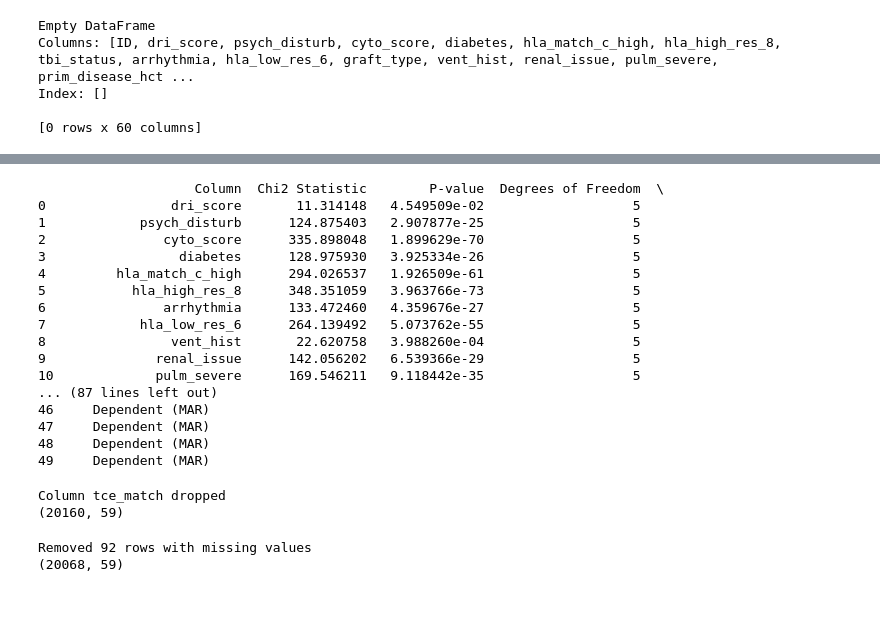
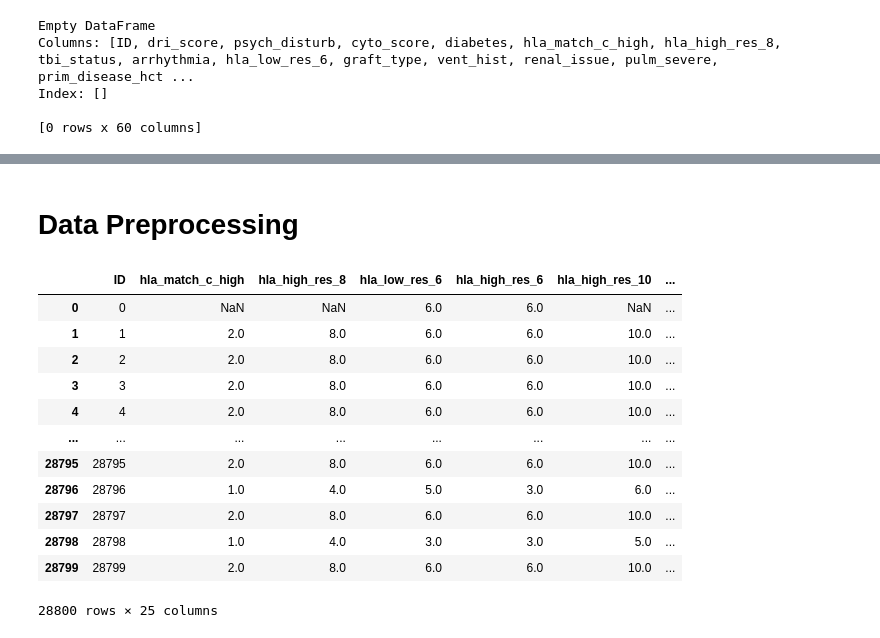
Before and after one commit to tgwtorres/CIBMTR, a Jupyter notebook: Scripts/DataUnderstanding.ipynb, the cells around one changed output, grey strips where cells are left out. Drawn from its saved outputs; the diff is of its cells as text; code cells hidden in the pictures; blank space fills up the shorter version.

```diff
--- a/Scripts/DataUnderstanding.ipynb
+++ b/Scripts/DataUnderstanding.ipynb
@@ -219,33 +187,19 @@ plt.show()
-# %%
-results_df = chi_squre_for_missingness(train_df, 'race_group')
-print(results_df)
-# %% [output]
-                    Column  Chi2 Statistic        P-value  Degrees of Freedom  \
-0                dri_score       11.314148   4.549509e-02                   5
-1            psych_disturb      124.875403   2.907877e-25                   5
-2               cyto_score      335.898048   1.899629e-70                   5
-3                 diabetes      128.975930   3.925334e-26                   5
-4         hla_match_c_high      294.026537   1.926509e-61                   5
-5           hla_high_res_8      348.351059   3.963766e-73                   5
-6               arrhythmia      133.472460   4.359676e-27                   5
-7            hla_low_res_6      264.139492   5.073762e-55                   5
-8                vent_hist       22.620758   3.988260e-04                   5
-9              renal_issue      142.056202   6.539366e-29                   5
-10             pulm_severe      169.546211   9.118442e-35                   5
-... (87 lines left out)
-46     Dependent (MAR)
-47     Dependent (MAR)
-48     Dependent (MAR)
-49     Dependent (MAR)
-# %%
-cleaned_train_df = pp.drop_attributes(train_df,0.6)
-print(cleaned_train_df.shape)
-# %% [output]
-Column tce_match dropped
-(20160, 59)
-# %%
-cleaned_train_df = pp.drop_row_missing_val(cleaned_train_df,0.5)
-print(cleaned_train_df.shape)
-# %% [output]
-Removed 92 rows with missing values
-(20068, 59)
+# %% [markdown]
+# Data Preprocessing
+# %%
+trainData_num = pp.numeric_df(trainData)
+trainData_num
+# %% [output]
+|  | ID | hla_match_c_high | hla_high_res_8 | hla_low_res_6 | hla_high_res_6 | hla_high_res_10 | ... |
+| 0 | 0 | NaN | NaN | 6.0 | 6.0 | NaN | ... |
+| 1 | 1 | 2.0 | 8.0 | 6.0 | 6.0 | 10.0 | ... |
+| 2 | 2 | 2.0 | 8.0 | 6.0 | 6.0 | 10.0 | ... |
+| 3 | 3 | 2.0 | 8.0 | 6.0 | 6.0 | 10.0 | ... |
+| 4 | 4 | 2.0 | 8.0 | 6.0 | 6.0 | 10.0 | ... |
+| ... | ... | ... | ... | ... | ... | ... | ... |
+| 28795 | 28795 | 2.0 | 8.0 | 6.0 | 6.0 | 10.0 | ... |
+| 28796 | 28796 | 1.0 | 4.0 | 5.0 | 3.0 | 6.0 | ... |
+| 28797 | 28797 | 2.0 | 8.0 | 6.0 | 6.0 | 10.0 | ... |
+| 28798 | 28798 | 1.0 | 4.0 | 3.0 | 3.0 | 5.0 | ... |
+| 28799 | 28799 | 2.0 | 8.0 | 6.0 | 6.0 | 10.0 | ... |
+28800 rows × 25 columns
```
Also changed, not shown: parts of 16 cells of this notebook, 4 other files.
